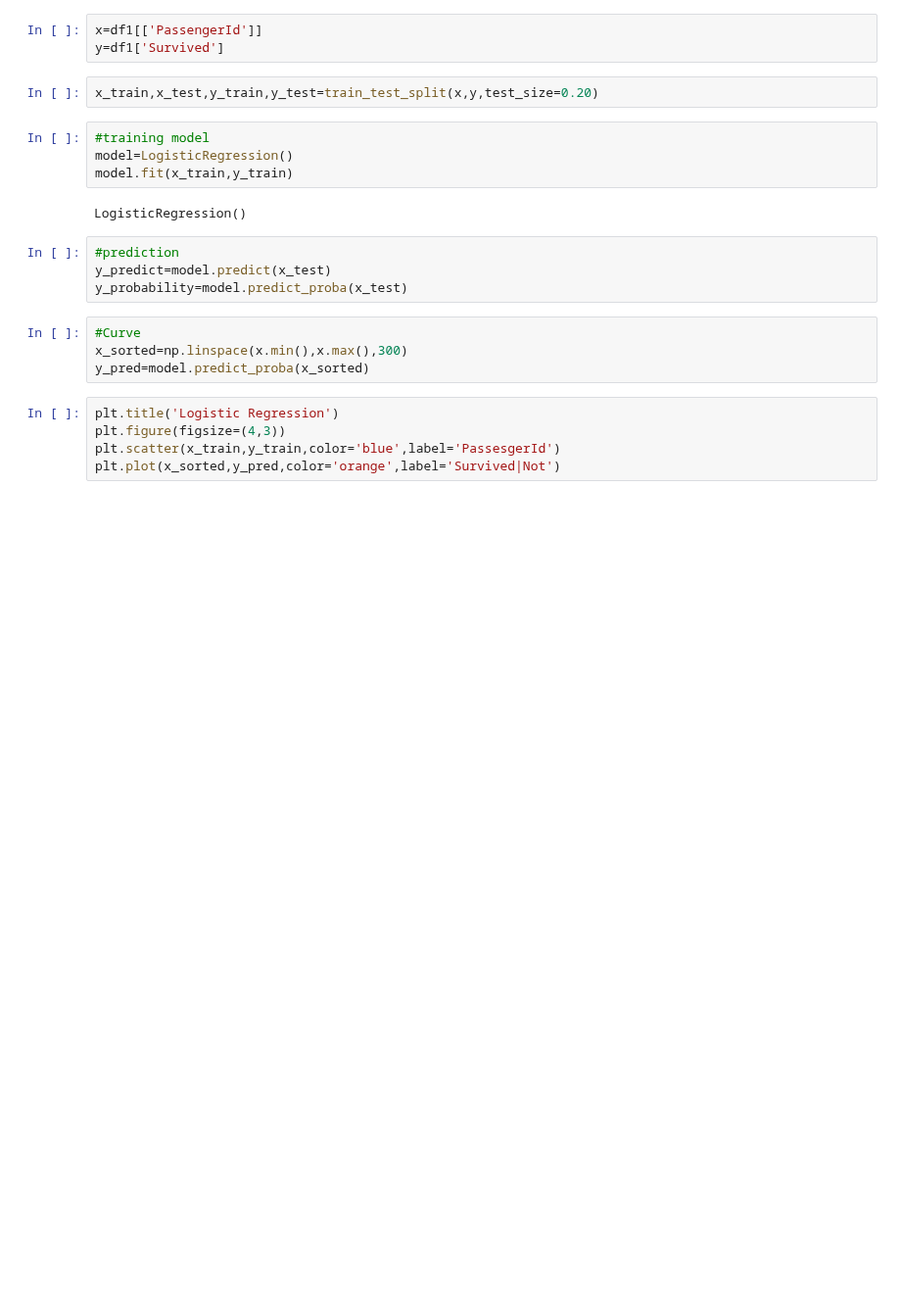
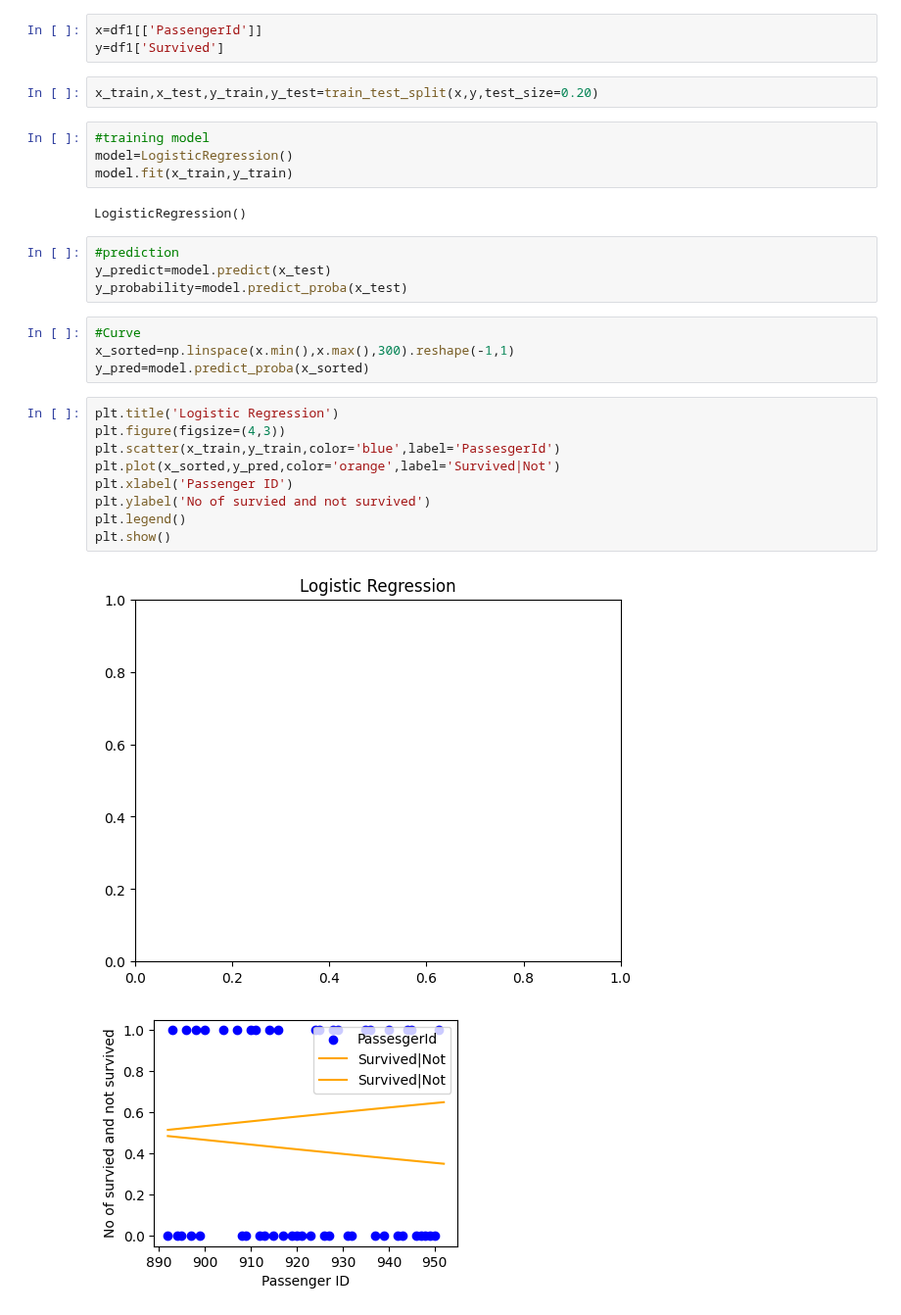
Before and after one commit to VyshnaviKarakatla/machine_learning-notebooks, a Jupyter notebook: 04_logistic_regression(classification).ipynb, the cells around one changed output. Shown at 98% size. Saved outputs shown, nothing was run; the diff lists cells and outputs as text; blank space fills up the shorter version.

```diff
--- a/04_logistic_regression(classification).ipynb
+++ b/04_logistic_regression(classification).ipynb
@@ -79,10 +79,17 @@ y_predict=model.predict(x_test)
 y_probability=model.predict_proba(x_test)
 # %%
 #Curve
-x_sorted=np.linspace(x.min(),x.max(),300)
+x_sorted=np.linspace(x.min(),x.max(),300).reshape(-1,1)
 y_pred=model.predict_proba(x_sorted)
 # %%
 plt.title('Logistic Regression')
 plt.figure(figsize=(4,3))
 plt.scatter(x_train,y_train,color='blue',label='PassesgerId')
 plt.plot(x_sorted,y_pred,color='orange',label='Survived|Not')
+plt.xlabel('Passenger ID')
+plt.ylabel('No of survied and not survived')
+plt.legend()
+plt.show()
+# %% [output]
+[figure, added]
+[figure, added]
```
